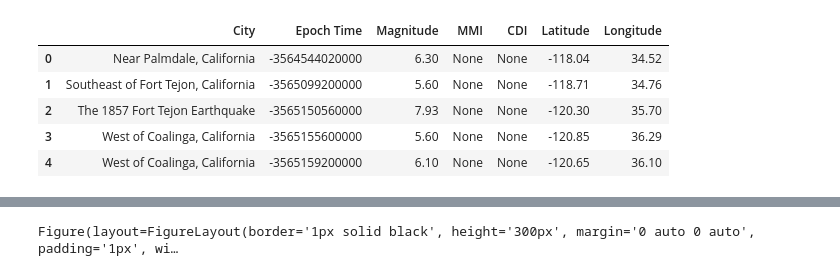
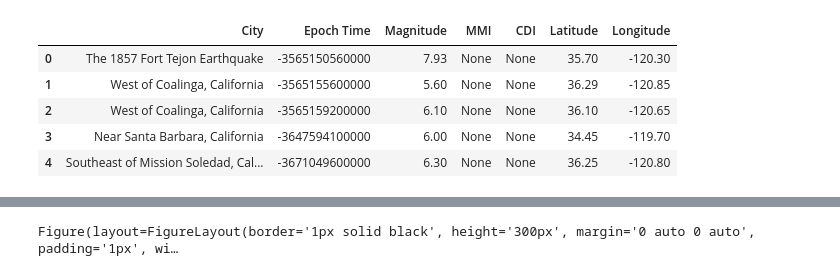
Before and after one commit to chronicJatt/Project-1, a Jupyter notebook: 1857 Fort Tejon Earthquake.ipynb, the cells around one changed output, grey strips where cells are left out. Drawn from its saved outputs; the diff is of its cells as text; code cells hidden in the pictures.

```diff
--- a/1857 Fort Tejon Earthquake.ipynb
+++ b/1857 Fort Tejon Earthquake.ipynb
@@ -26,10 +26,10 @@ coordinates = []
 lat = []
 long = []
 
-# 1857 Fort Tejon Earthquake Data
+# 1857 Fort Tejon Earthquake Data & 30 Years Prior, Within 150km
 def earthquake(e):
-    params = {"starttime": "1800-01-01", "endtime": "1857-01-20",
-              "minmagnitude": "4.0", "maxradiuskm":600, "latitude": 34.21, "longitude":-118.57}
+    params = {"starttime": "1817-01-01", "endtime": "1857-01-20",
+              "minmagnitude": "4.0", "maxradiuskm":150, "latitude": 35.700, "longitude":-120.30}
     data = requests.get(e, params = params)
     data = json.loads(data.text)
     return data
@@ -61,33 +52,33 @@ for i in (a["features"]):
 # %%
 for i in (a["features"]):
     date.append(i["properties"]["time"])
     place.append(i["properties"]["place"])
     cdi.append(i["properties"]["cdi"])
     mag.append(i["properties"]["mag"])
     mmi.append(i["properties"]["mmi"])
-    lat.append(i["geometry"]["coordinates"][0])
-    long.append(i["geometry"]["coordinates"][1])
+    lat.append(i["geometry"]["coordinates"][1])
+    long.append(i["geometry"]["coordinates"][0])
 
 # create a dictionary for establishing dataframe
 fort_tejon = {
     "City":place,
     "Epoch Time":date,
     "Magnitude": mag,
     "MMI": mmi,
     "CDI":cdi,
     "Latitude":lat,
     "Longitude":long
 }
 
 fort_tejon_df = pd.DataFrame(fort_tejon)
 fort_tejon_df.head()
 # %% [output]
 |  | City | Epoch Time | Magnitude | MMI | CDI | Latitude | Longitude |
-| 0 | Near Palmdale, California | -3564544020000 | 6.30 | None | None | -118.04 | 34.52 |
-| 1 | Southeast of Fort Tejon, California | -3565099200000 | 5.60 | None | None | -118.71 | 34.76 |
-| 2 | The 1857 Fort Tejon Earthquake | -3565150560000 | 7.93 | None | None | -120.30 | 35.70 |
-| 3 | West of Coalinga, California | -3565155600000 | 5.60 | None | None | -120.85 | 36.29 |
-| 4 | West of Coalinga, California | -3565159200000 | 6.10 | None | None | -120.65 | 36.10 |
+| 0 | The 1857 Fort Tejon Earthquake | -3565150560000 | 7.93 | None | None | 35.70 | -120.30 |
+| 1 | West of Coalinga, California | -3565155600000 | 5.60 | None | None | 36.29 | -120.85 |
+| 2 | West of Coalinga, California | -3565159200000 | 6.10 | None | None | 36.10 | -120.65 |
+| 3 | Near Santa Barbara, California | -3647594100000 | 6.00 | None | None | 34.45 | -119.70 |
+| 4 | Southeast of Mission Soledad, Cal... | -3671049600000 | 6.30 | None | None | 36.25 | -120.80 |
 # %%
 epoch_list = fort_tejon_df['Epoch Time'].tolist()
 converted_list = []
```
Also changed, not shown: parts of 6 cells of this notebook, 1 other file.
